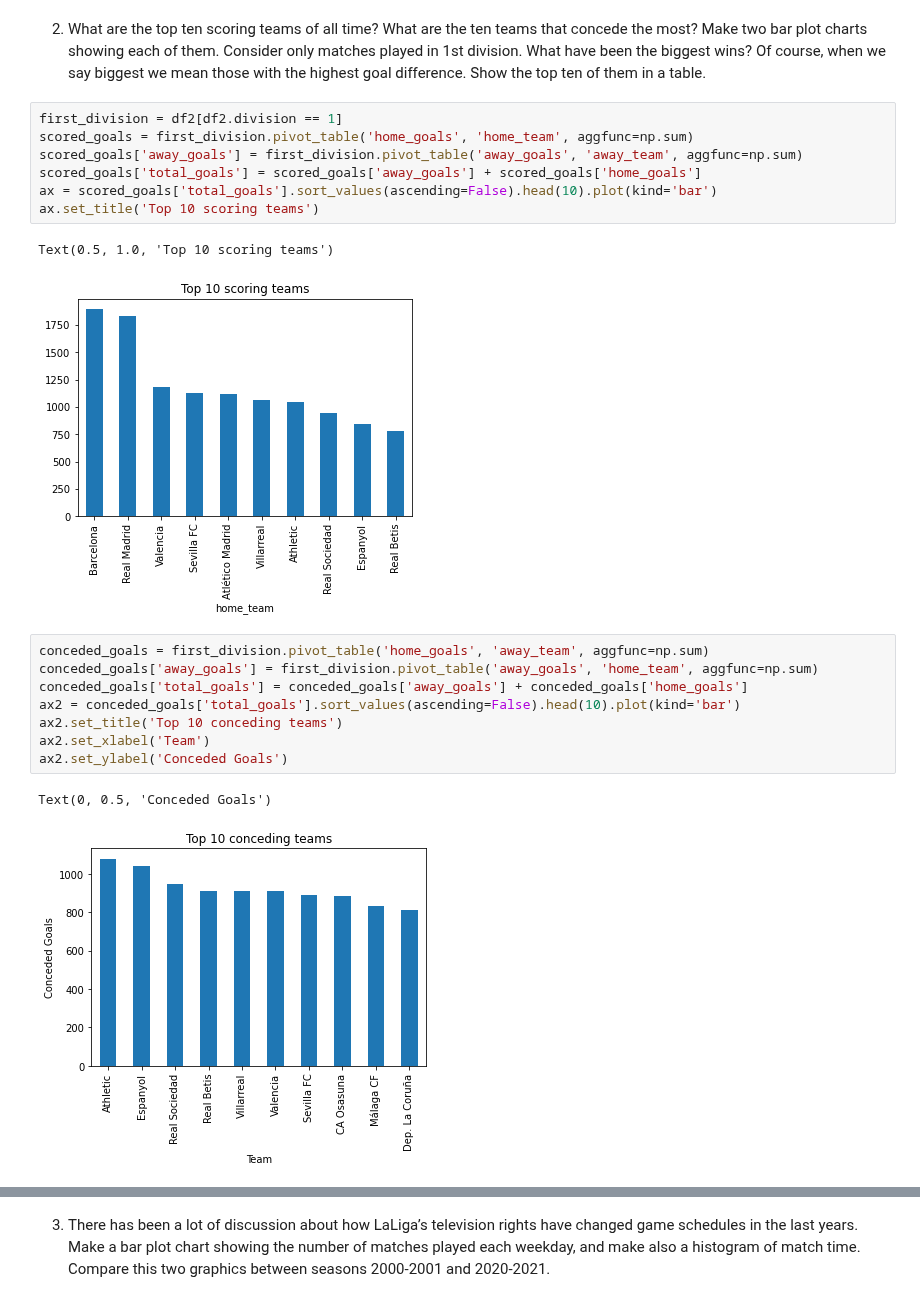
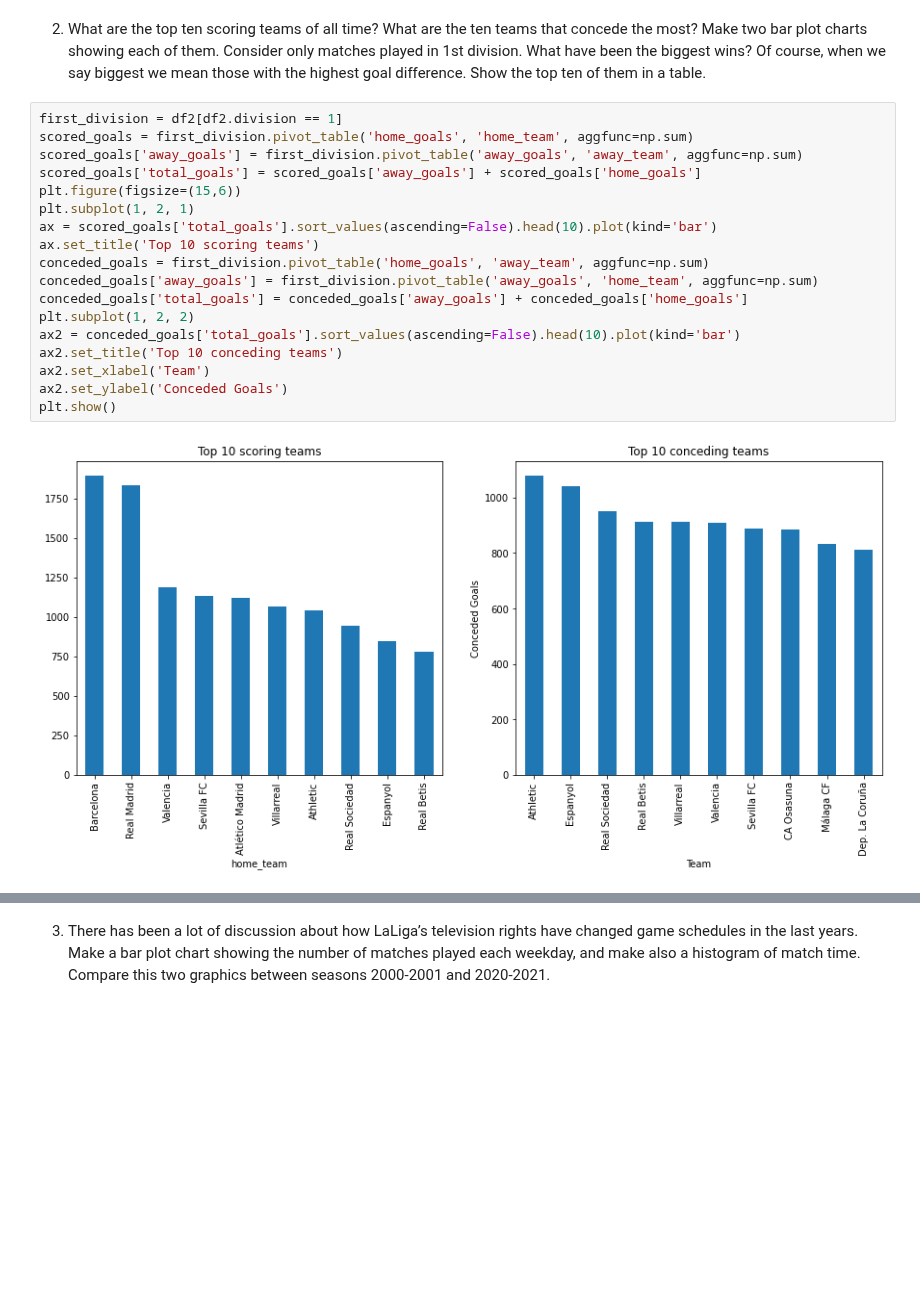
Before and after one commit to alexfulleda98/la-quiniela, a Jupyter notebook: analysis/LaLigaDataAnalysis.ipynb, the cells around one changed output, grey strips where cells are left out. Cells and saved outputs as stored; diff of their text form; blank space fills up the shorter version.

```diff
--- a/analysis/LaLigaDataAnalysis.ipynb
+++ b/analysis/LaLigaDataAnalysis.ipynb
@@ -52,24 +44,23 @@ those with the highest goal difference. Show the top ten of them in a table.
 # %%
 first_division = df2[df2.division == 1]
 scored_goals = first_division.pivot_table('home_goals', 'home_team', aggfunc=np.sum)
 scored_goals['away_goals'] = first_division.pivot_table('away_goals', 'away_team', aggfunc=np.sum)
 scored_goals['total_goals'] = scored_goals['away_goals'] + scored_goals['home_goals']
+plt.figure(figsize=(15,6))
+plt.subplot(1, 2, 1)
 ax = scored_goals['total_goals'].sort_values(ascending=False).head(10).plot(kind='bar')
 ax.set_title('Top 10 scoring teams')
+conceded_goals = first_division.pivot_table('home_goals', 'away_team', aggfunc=np.sum)
+conceded_goals['away_goals'] = first_division.pivot_table('away_goals', 'home_team', aggfunc=np.sum)
+conceded_goals['total_goals'] = conceded_goals['away_goals'] + conceded_goals['home_goals']
+plt.subplot(1, 2, 2)
+ax2 = conceded_goals['total_goals'].sort_values(ascending=False).head(10).plot(kind='bar')
+ax2.set_title('Top 10 conceding teams')
+ax2.set_xlabel('Team')
+ax2.set_ylabel('Conceded Goals')
+plt.show()
 # %% [output]
-Text(0.5, 1.0, 'Top 10 scoring teams')
-[figure, old version]
+[figure, new version]
-# %%
-conceded_goals = first_division.pivot_table('home_goals', 'away_team', aggfunc=np.sum)
-conceded_goals['away_goals'] = first_division.pivot_table('away_goals', 'home_team', aggfunc=np.sum)
-conceded_goals['total_goals'] = conceded_goals['away_goals'] + conceded_goals['home_goals']
-ax2 = conceded_goals['total_goals'].sort_values(ascending=False).head(10).plot(kind='bar')
-ax2.set_title('Top 10 conceding teams')
-ax2.set_xlabel('Team')
-ax2.set_ylabel('Conceded Goals')
-# %% [output]
-Text(0, 0.5, 'Conceded Goals')
-[figure, removed]
 # %%
 first_division['abs_diff'] = abs(first_division['goal diff'])
 biggest_wins = first_division.sort_values('abs_diff', ascending = False).head(10)
```
Also changed, not shown: parts of 3 cells of this notebook.
